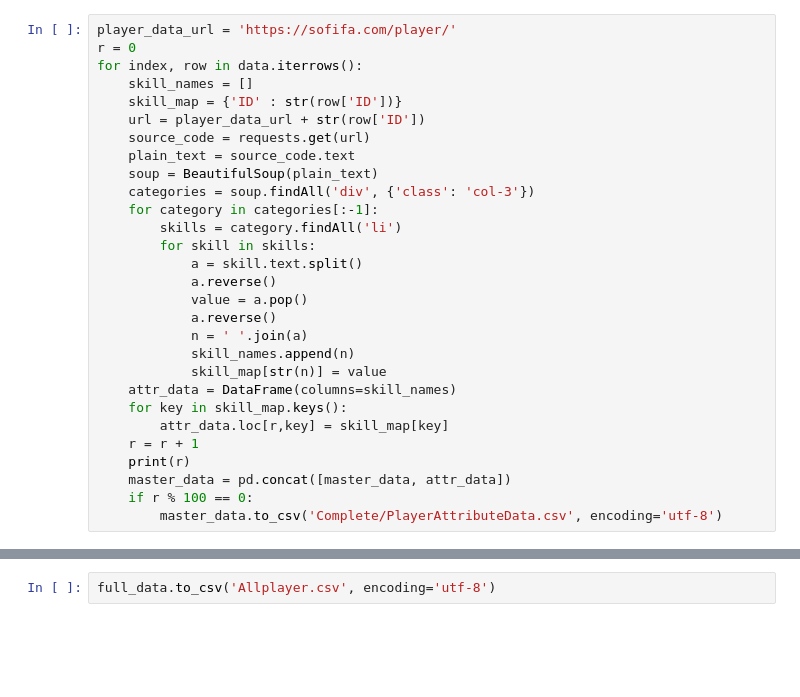
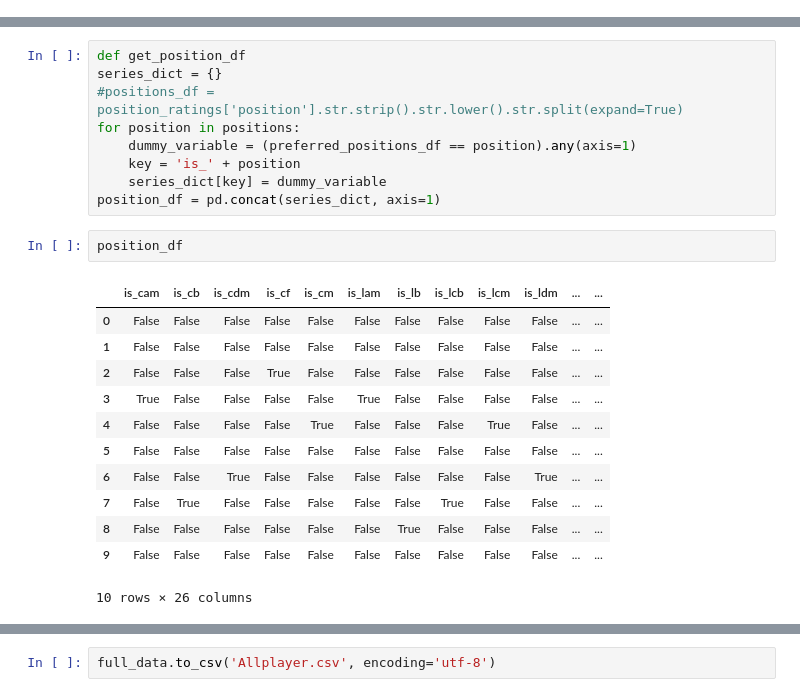
Before and after one commit to kevinheavey/fifa18-even-more-player-data, a Jupyter notebook: crawler.ipynb, the cells around one changed output, grey strips where cells are left out. Drawn from its saved outputs; the diff is of its cells as text; blank space fills up the shorter version.

```diff
--- a/crawler.ipynb
+++ b/crawler.ipynb
@@ -112,29 +175,0 @@ for index, row in data.iterrows():
-# %%
-player_data_url = 'https://sofifa.com/player/'
-r = 0
-for index, row in data.iterrows():
-    skill_names = []
-    skill_map = {'ID' : str(row['ID'])}
-    url = player_data_url + str(row['ID'])
-    source_code = requests.get(url)
-    plain_text = source_code.text
-    soup = BeautifulSoup(plain_text)
-    categories = soup.findAll('div', {'class': 'col-3'})
-    for category in categories[:-1]:
-        skills = category.findAll('li')
-        for skill in skills:
-            a = skill.text.split()
-            a.reverse()
-            value = a.pop()
-            a.reverse()
-            n = ' '.join(a)
-            skill_names.append(n)
-            skill_map[str(n)] = value
-    attr_data = DataFrame(columns=skill_names)
-    for key in skill_map.keys():
-        attr_data.loc[r,key] = skill_map[key]
-    r = r + 1
-    print(r)
-    master_data = pd.concat([master_data, attr_data])
-    if r % 100 == 0:
-        master_data.to_csv('Complete/PlayerAttributeData.csv', encoding='utf-8')
@@ -216,0 +321,24 @@ full_data = pd.merge(data, master_data, left_index=True, right_index=True)
+# %%
+def get_position_df
+series_dict = {}
+#positions_df = position_ratings['position'].str.strip().str.lower().str.split(expand=True)
+for position in positions:
+    dummy_variable = (preferred_positions_df == position).any(axis=1)
+    key = 'is_' + position
+    series_dict[key] = dummy_variable
+position_df = pd.concat(series_dict, axis=1)
+# %%
+position_df
+# %% [output]
+|  | is_cam | is_cb | is_cdm | is_cf | is_cm | is_lam | is_lb | is_lcb | is_lcm | is_ldm | ... | ... |
+| 0 | False | False | False | False | False | False | False | False | False | False | ... | ... |
+| 1 | False | False | False | False | False | False | False | False | False | False | ... | ... |
+| 2 | False | False | False | True | False | False | False | False | False | False | ... | ... |
+| 3 | True | False | False | False | False | True | False | False | False | False | ... | ... |
+| 4 | False | False | False | False | True | False | False | False | True | False | ... | ... |
+| 5 | False | False | False | False | False | False | False | False | False | False | ... | ... |
+| 6 | False | False | True | False | False | False | False | False | False | True | ... | ... |
+| 7 | False | True | False | False | False | False | False | True | False | False | ... | ... |
+| 8 | False | False | False | False | False | False | True | False | False | False | ... | ... |
+| 9 | False | False | False | False | False | False | False | False | False | False | ... | ... |
+10 rows × 26 columns
```
Also changed, not shown: parts of 61 cells of this notebook.
